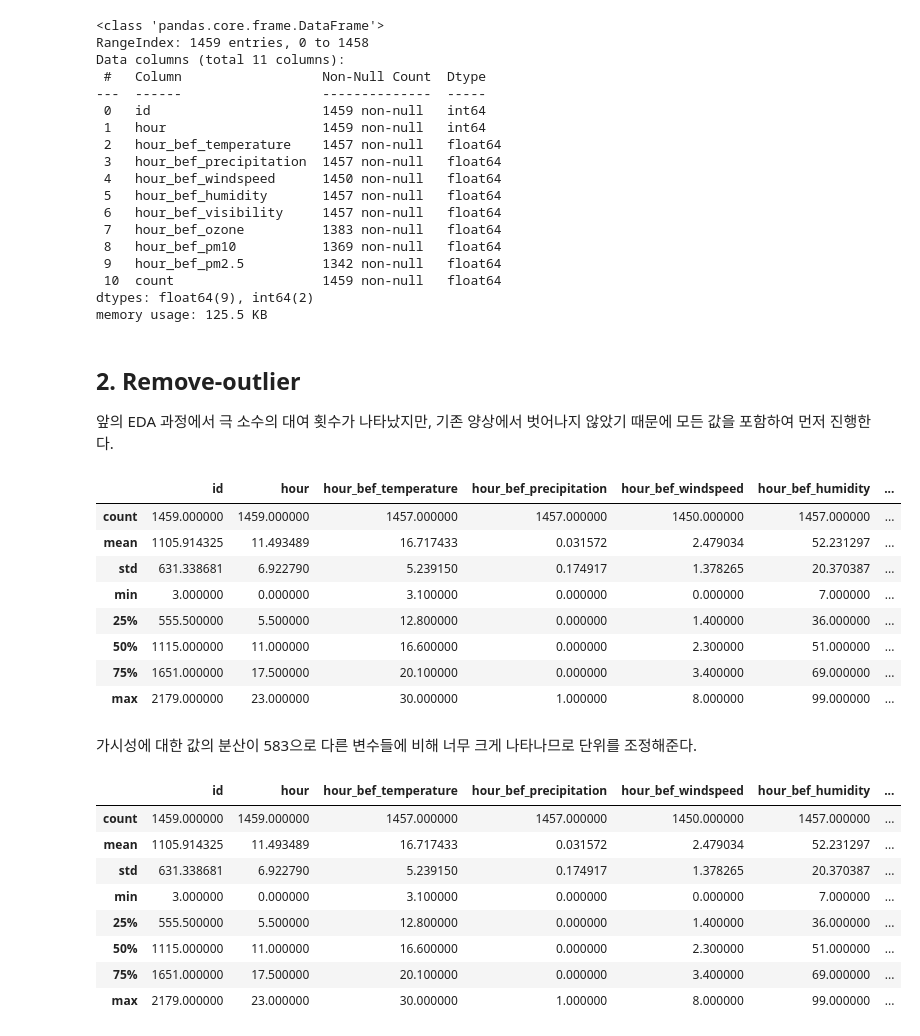
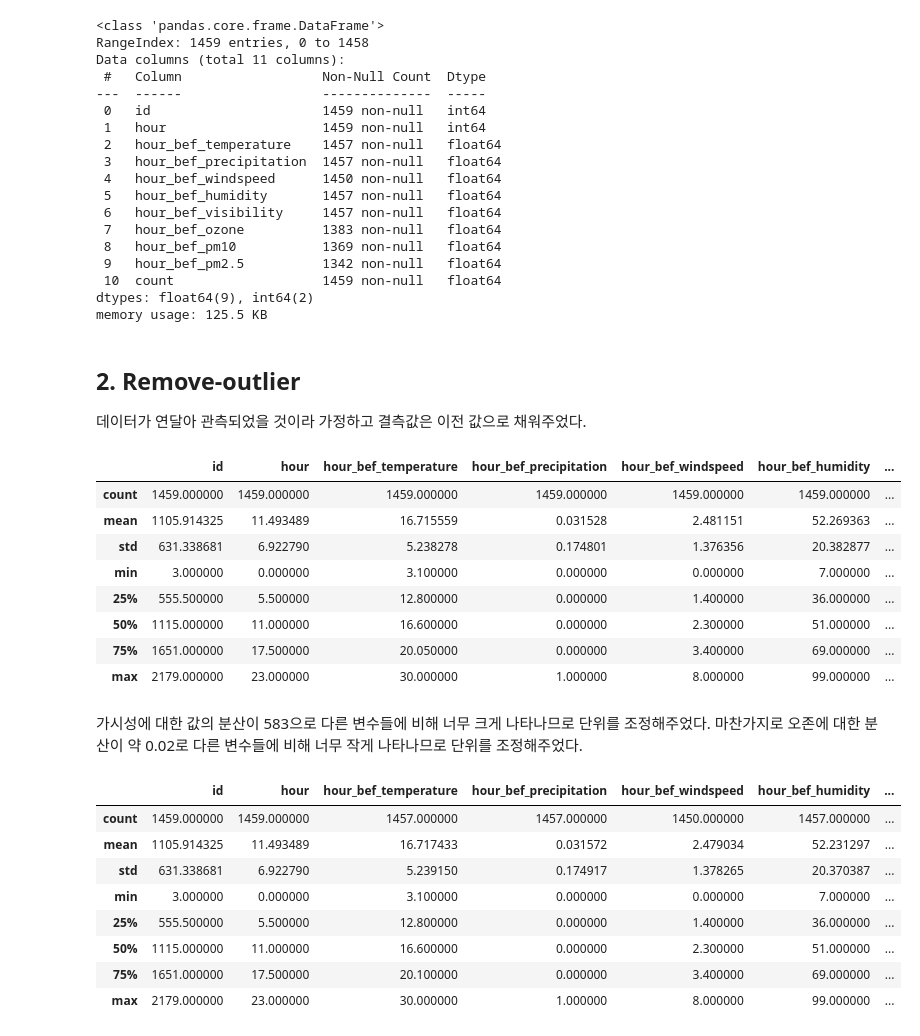
Before and after one commit to uowol/ML-projects, a Jupyter notebook: dacon/서울시_따릉이_대여량_예측/2.data-preprocessing.ipynb, the cells around one changed output. Drawn from its saved outputs; the diff is of its cells as text; code cells hidden in the pictures.

```diff
--- a/dacon/서울시_따릉이_대여량_예측/2.data-preprocessing.ipynb
+++ b/dacon/서울시_따릉이_대여량_예측/2.data-preprocessing.ipynb
@@ -35,22 +35,25 @@ Data columns (total 11 columns):
  10  count                   1459 non-null   float64
 dtypes: float64(9), int64(2)
 memory usage: 125.5 KB
-# %% [markdown]
-## 2. Remove-outlier
-앞의 EDA 과정에서 극 소수의 대여 횟수가 나타났지만, 기존 양상에서 벗어나지 않았기 때문에 모든 값을 포함하여 먼저 진행한다.
-# %%
-train.describe()
-# %% [output]
-|  | id | hour | hour_bef_temperature | hour_bef_precipitation | hour_bef_windspeed | hour_bef_humidity | ... |
-| count | 1459.000000 | 1459.000000 | 1457.000000 | 1457.000000 | 1450.000000 | 1457.000000 | ... |
-| mean | 1105.914325 | 11.493489 | 16.717433 | 0.031572 | 2.479034 | 52.231297 | ... |
-| std | 631.338681 | 6.922790 | 5.239150 | 0.174917 | 1.378265 | 20.370387 | ... |
-| min | 3.000000 | 0.000000 | 3.100000 | 0.000000 | 0.000000 | 7.000000 | ... |
-| 25% | 555.500000 | 5.500000 | 12.800000 | 0.000000 | 1.400000 | 36.000000 | ... |
-| 50% | 1115.000000 | 11.000000 | 16.600000 | 0.000000 | 2.300000 | 51.000000 | ... |
-| 75% | 1651.000000 | 17.500000 | 20.100000 | 0.000000 | 3.400000 | 69.000000 | ... |
-| max | 2179.000000 | 23.000000 | 30.000000 | 1.000000 | 8.000000 | 99.000000 | ... |
+# %% [markdown]
+## 2. Remove-outlier
+데이터가 연달아 관측되었을 것이라 가정하고 결측값은 이전 값으로 채워주었다.
+# %%
+train = train.fillna(method="ffill")
+test = test.fillna(method="ffill")
+train.describe()
+# %% [output]
+|  | id | hour | hour_bef_temperature | hour_bef_precipitation | hour_bef_windspeed | hour_bef_humidity | ... |
+| count | 1459.000000 | 1459.000000 | 1459.000000 | 1459.000000 | 1459.000000 | 1459.000000 | ... |
+| mean | 1105.914325 | 11.493489 | 16.715559 | 0.031528 | 2.481151 | 52.269363 | ... |
+| std | 631.338681 | 6.922790 | 5.238278 | 0.174801 | 1.376356 | 20.382877 | ... |
+| min | 3.000000 | 0.000000 | 3.100000 | 0.000000 | 0.000000 | 7.000000 | ... |
+| 25% | 555.500000 | 5.500000 | 12.800000 | 0.000000 | 1.400000 | 36.000000 | ... |
+| 50% | 1115.000000 | 11.000000 | 16.600000 | 0.000000 | 2.300000 | 51.000000 | ... |
+| 75% | 1651.000000 | 17.500000 | 20.050000 | 0.000000 | 3.400000 | 69.000000 | ... |
+| max | 2179.000000 | 23.000000 | 30.000000 | 1.000000 | 8.000000 | 99.000000 | ... |
 # %% [markdown]
-가시성에 대한 값의 분산이 583으로 다른 변수들에 비해 너무 크게 나타나므로 단위를 조정해준다.
+가시성에 대한 값의 분산이 583으로 다른 변수들에 비해 너무 크게 나타나므로 단위를 조정해주었다.
+마찬가지로 오존에 대한 분산이 약 0.02로 다른 변수들에 비해 너무 작게 나타나므로 단위를 조정해주었다.
 # %%
 train['hour_bef_visibility'] = train['hour_bef_visibility']/10
```
Also changed, not shown: parts of 1 cell of this notebook, 1 other file.
